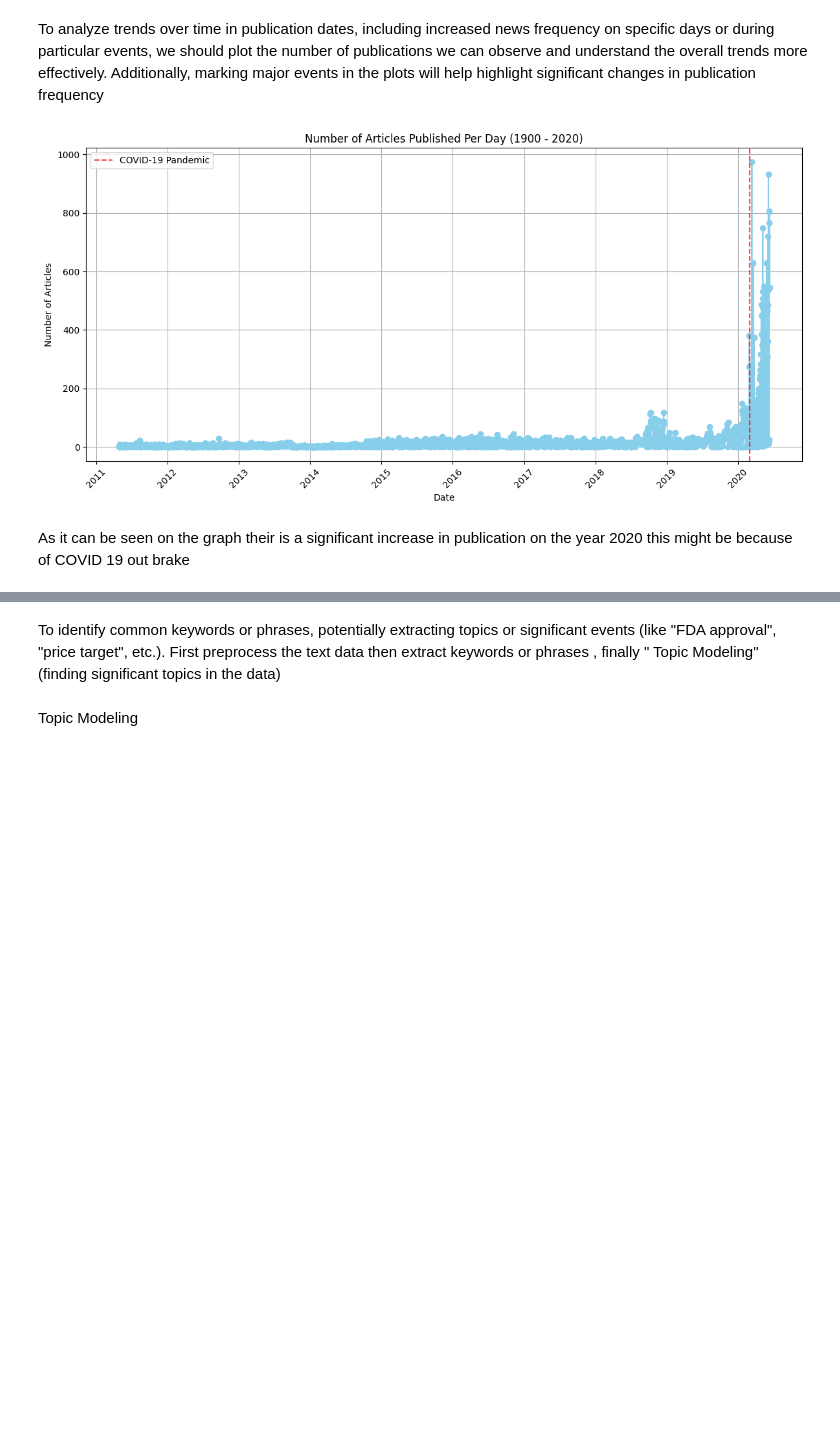
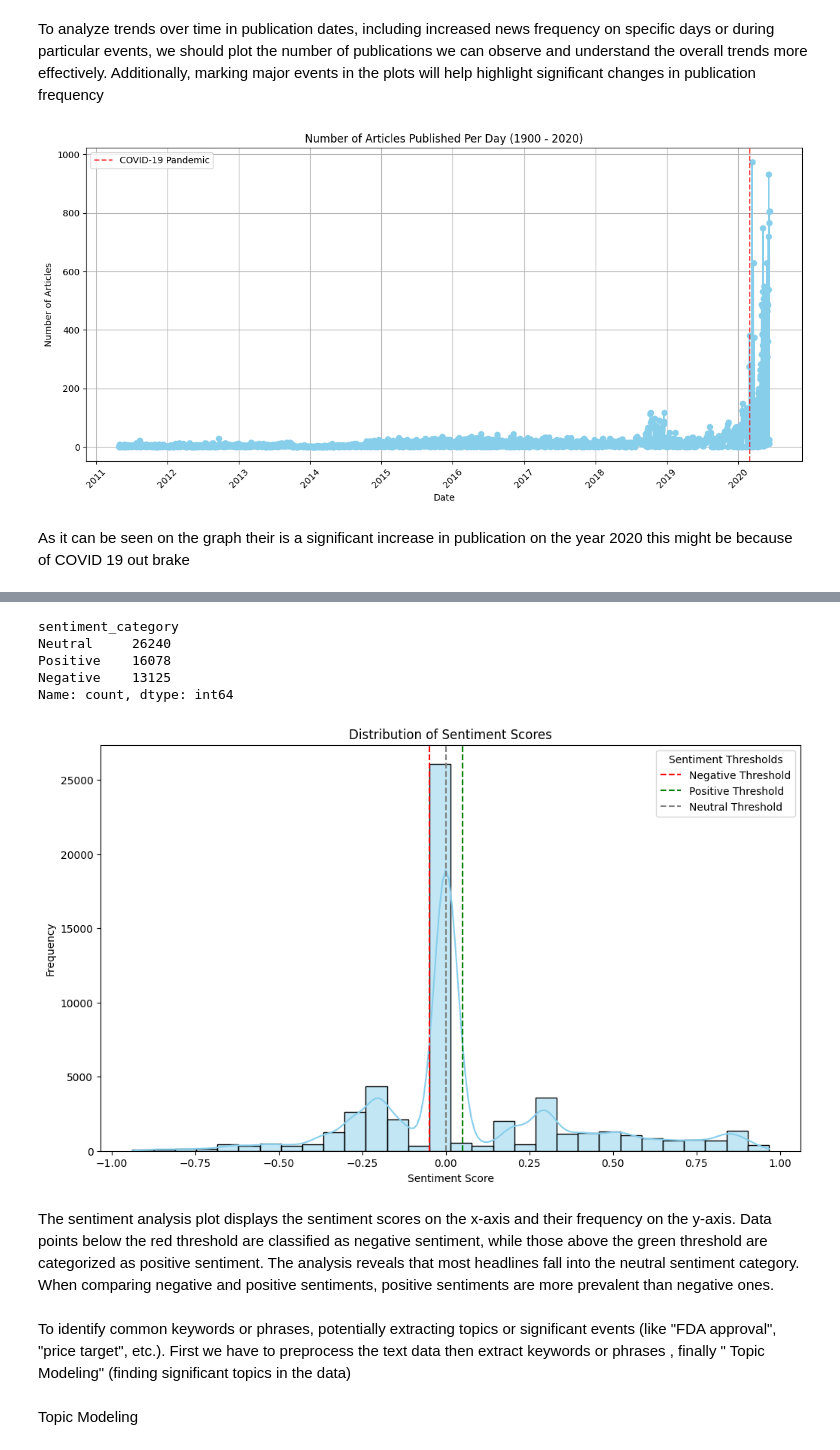
Before and after one commit to Ethel-Star/W1.FinNews-StockPrice-Integration, a Jupyter notebook: notebooks/EDA_Financial_Headlines.ipynb, the cells around one changed output, grey strips where cells are left out. Cells and saved outputs as stored; diff of their text form; code cells hidden in the pictures; blank space fills up the shorter version.

```diff
--- a/notebooks/EDA_Financial_Headlines.ipynb
+++ b/notebooks/EDA_Financial_Headlines.ipynb
@@ -183,8 +190,8 @@ Maximum Date: 2020-06-11 17:12:35-04:00
 
 To analyze trends over time in publication dates, including increased news frequency on specific days or during particular events, we should plot the number of publications we can observe and understand the overall trends more effectively. Additionally, marking major events in the plots will help highlight significant changes in publication frequency
 # %%
-# Filter dates between 1900 and 2020
-df = df[(df['date'] >= '1900-01-01') & (df['date'] <= '2020-12-31')]
+# Filter dates between 2011 and 2020
+df = df[(df['date'] >= '2011-04-27') & (df['date'] <= '2020-06-11')]
 
 # Extract date components
 df['date'] = df['date'].dt.date
@@ -198,9 +205,7 @@ articles_per_day = df.groupby('date').size()
 
 # Define major events
 major_events = {
-
     'COVID-19 Pandemic': pd.Timestamp('2020-03-01'),
-
 }
 
 # Plot the number of articles published per day
@@ -237,11 +241,0 @@ To perform sentiment analysis on headlines. we can use pre-built libraries like
-# %%
-
-import nltk
-#nltk.download('vader_lexicon')
-sid = SentimentIntensityAnalyzer()
-def analyze_sentiment(text):
-    sentiment_scores = sid.polarity_scores(text)
-    compound_score = sentiment_scores['compound']
-    return 'positive' if compound_score > 0.05 else ('negative' if compound_score < -0.05 else 'neutral')
-df['sentiment'] = df['headline'].apply(analyze_sentiment)
-df.head()
@@ -255,2 +242,55 @@ df.head()
+# %%
+# Sentiment Analysis
+stop_words = set(stopwords.words('english'))
+
+# Initialize VADER sentiment analyzer
+sid = SentimentIntensityAnalyzer()
+
+def analyze_sentiment(text):
+    sentiment_scores = sid.polarity_scores(text)
+    compound_score = sentiment_scores['compound']
+    return compound_score
+
+df['sentiment'] = df['headline'].apply(analyze_sentiment)
+positive_threshold = 0.05
+negative_threshold = -0.05
+
+# Categorize sentiment
+def categorize_sentiment(score):
+    if score >= positive_threshold:
+        return 'Positive'
+    elif score <= negative_threshold:
+        return 'Negative'
+    else:
+        return 'Neutral'
+df['sentiment_category'] = df['sentiment'].apply(categorize_sentiment)
+
+# Count the number of occurrences in each sentiment category
+sentiment_counts = df['sentiment_category'].value_counts()
+
+print(sentiment_counts)
+# Plotting the distribution of sentiment scores
+plt.figure(figsize=(12, 7))
+sns.histplot(df['sentiment'], bins=30, kde=True, color='skyblue')
+
+# Adding vertical lines for sentiment boundaries
+plt.axvline(x=-0.05, color='red', linestyle='--', label='Negative Threshold')
+plt.axvline(x=0.05, color='green', linestyle='--', label='Positive Threshold')
+plt.axvline(x=0, color='gray', linestyle='--', label='Neutral Threshold')
+
+plt.title('Distribution of Sentiment Scores')
+plt.xlabel('Sentiment Score')
+plt.ylabel('Frequency')
+plt.legend(title='Sentiment Thresholds')
+plt.show()
+# %% [output]
+sentiment_category
+Neutral     26240
+Positive    16078
+Negative    13125
+Name: count, dtype: int64
+[figure, added]
+# %% [markdown]
+The sentiment analysis plot displays the sentiment scores on the x-axis and their frequency on the y-axis. Data points below the red threshold are classified as negative sentiment, while those above the green threshold are categorized as positive sentiment. The analysis reveals that most headlines fall into the neutral sentiment category. When comparing negative and positive sentiments, positive sentiments are more prevalent than negative ones.
 # %% [markdown]
-To identify common keywords or phrases, potentially extracting topics or significant events (like "FDA approval", "price target", etc.). First preprocess the text data then extract keywords or phrases , finally " Topic Modeling" (finding significant topics in the data)
+To identify common keywords or phrases, potentially extracting topics or significant events (like "FDA approval", "price target", etc.). First we have to preprocess the text data then extract keywords or phrases , finally " Topic Modeling" (finding significant topics in the data)
```
Also changed, not shown: parts of 8 cells of this notebook, 1 other file.
